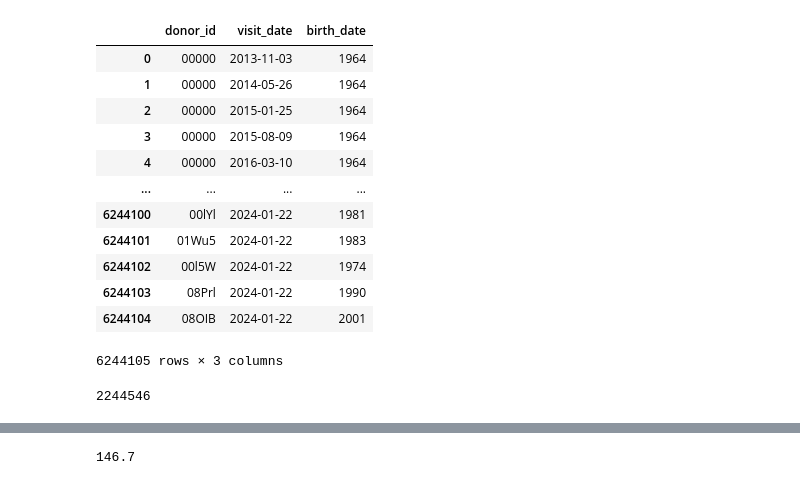
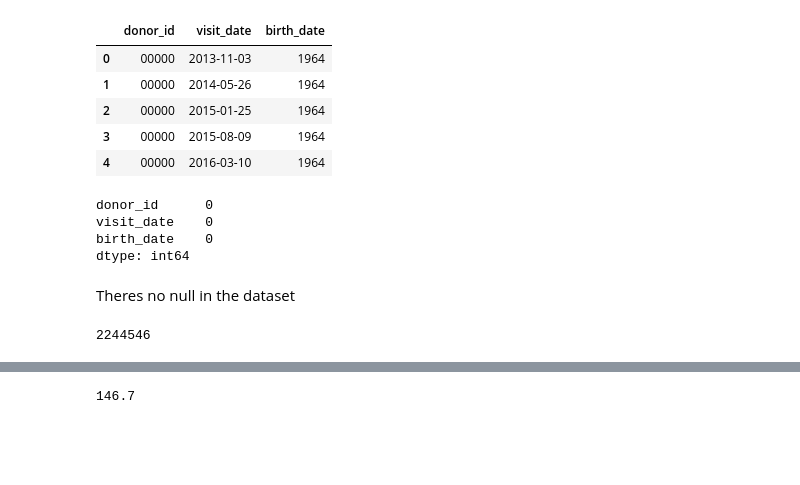
Before and after one commit to adleefuad/blood_donation, a Jupyter notebook: EDA.ipynb, the cells around one changed output, grey strips where cells are left out. Cells and saved outputs as stored; diff of their text form; code cells hidden in the pictures; blank space fills up the shorter version.

Commit message:
Continue to explore the dataset

```diff
--- a/EDA.ipynb
+++ b/EDA.ipynb
@@ -13,25 +13,29 @@ import seaborn as sns
 table = pq.read_table('data_granular\gran_data.parquet')
 gran_df = table.to_pandas()
 # %%
-gran_df
+gran_df.head()
 # %% [output]
 |  | donor_id | visit_date | birth_date |
 | 0 | 00000 | 2013-11-03 | 1964 |
 | 1 | 00000 | 2014-05-26 | 1964 |
 | 2 | 00000 | 2015-01-25 | 1964 |
 | 3 | 00000 | 2015-08-09 | 1964 |
 | 4 | 00000 | 2016-03-10 | 1964 |
-| ... | ... | ... | ... |
-| 6244100 | 00lYl | 2024-01-22 | 1981 |
-| 6244101 | 01Wu5 | 2024-01-22 | 1983 |
-| 6244102 | 00l5W | 2024-01-22 | 1974 |
-| 6244103 | 08Prl | 2024-01-22 | 1990 |
-| 6244104 | 08OIB | 2024-01-22 | 2001 |
-6244105 rows × 3 columns
-# %%
-gran_df['donor_id'].nunique()
-# %% [output]
-2244546
+# %%
+#checking null in the dataset
+gran_df.isna().sum()
+# %% [output]
+donor_id      0
+visit_date    0
+birth_date    0
+dtype: int64
+# %% [markdown]
+Theres no null in the dataset
+# %%
+#Check the number of donator in the database
+gran_df['donor_id'].nunique()
+# %% [output]
+2244546
 # %%
 gran_df['visit_date'] = pd.to_datetime(gran_df['visit_date'])
 # %%
```
Also changed, not shown: parts of 8 cells of this notebook.
